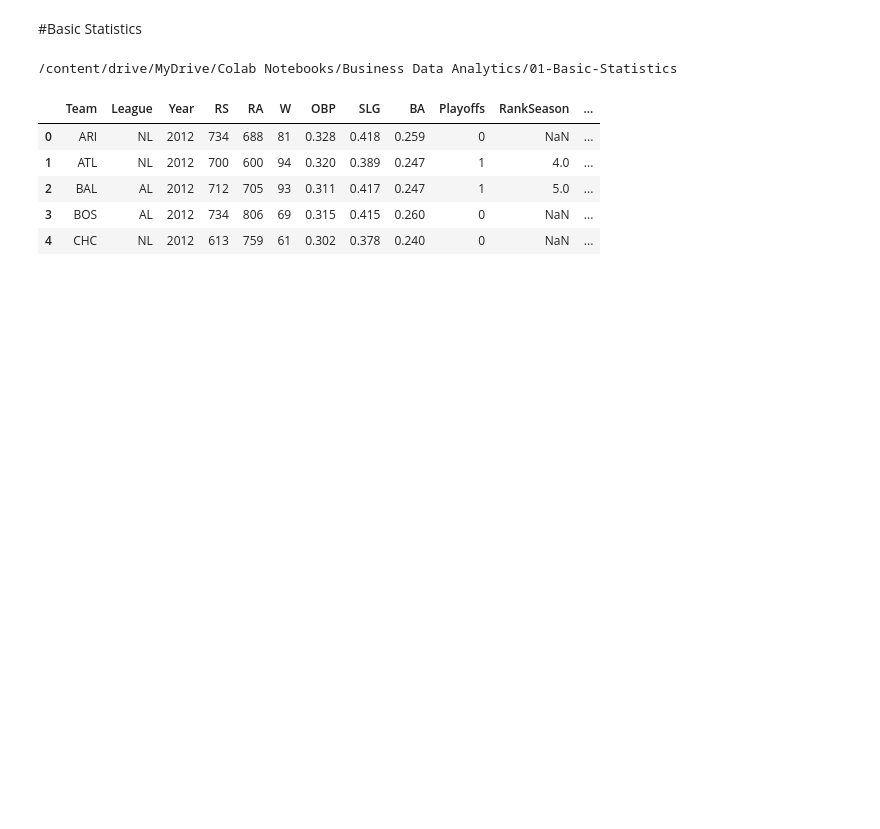
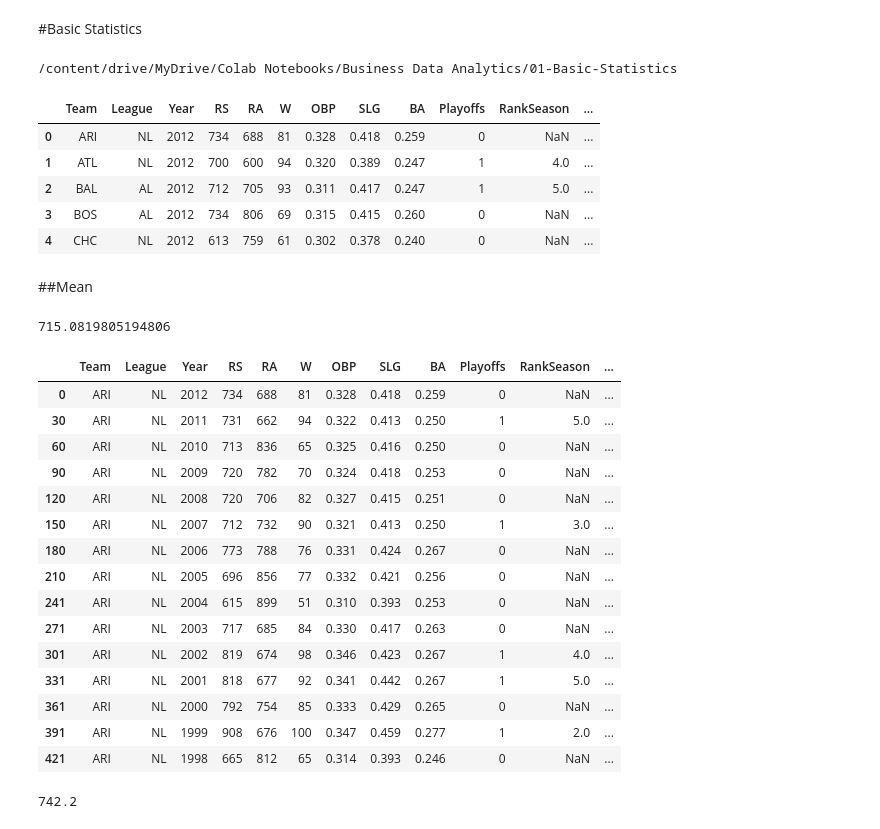
Before and after one commit to Nimira43/Business-Data-Analytics-Intelligence, a Jupyter notebook: Basic_Statistics.ipynb, the cells around one changed output. Cells and saved outputs as stored; diff of their text form; code cells hidden in the pictures; blank space fills up the shorter version.

Commit message:
Mean and using Arizona data

```diff
--- a/Basic_Statistics.ipynb
+++ b/Basic_Statistics.ipynb
@@ -22,3 +22,35 @@ df.head()
 | 2 | BAL | AL | 2012 | 712 | 705 | 93 | 0.311 | 0.417 | 0.247 | 1 | 5.0 | ... |
 | 3 | BOS | AL | 2012 | 734 | 806 | 69 | 0.315 | 0.415 | 0.260 | 0 | NaN | ... |
 | 4 | CHC | NL | 2012 | 613 | 759 | 61 | 0.302 | 0.378 | 0.240 | 0 | NaN | ... |
+# %% [markdown]
+##Mean
+# %%
+#Mean of runs scored - rs
+df.RS.mean()
+# %% [output]
+715.0819805194806
+# %%
+#Arizona data
+df.loc[df.Team == 'ARI']
+# %% [output]
+|  | Team | League | Year | RS | RA | W | OBP | SLG | BA | Playoffs | RankSeason | ... |
+| 0 | ARI | NL | 2012 | 734 | 688 | 81 | 0.328 | 0.418 | 0.259 | 0 | NaN | ... |
+| 30 | ARI | NL | 2011 | 731 | 662 | 94 | 0.322 | 0.413 | 0.250 | 1 | 5.0 | ... |
+| 60 | ARI | NL | 2010 | 713 | 836 | 65 | 0.325 | 0.416 | 0.250 | 0 | NaN | ... |
+| 90 | ARI | NL | 2009 | 720 | 782 | 70 | 0.324 | 0.418 | 0.253 | 0 | NaN | ... |
+| 120 | ARI | NL | 2008 | 720 | 706 | 82 | 0.327 | 0.415 | 0.251 | 0 | NaN | ... |
+| 150 | ARI | NL | 2007 | 712 | 732 | 90 | 0.321 | 0.413 | 0.250 | 1 | 3.0 | ... |
+| 180 | ARI | NL | 2006 | 773 | 788 | 76 | 0.331 | 0.424 | 0.267 | 0 | NaN | ... |
+| 210 | ARI | NL | 2005 | 696 | 856 | 77 | 0.332 | 0.421 | 0.256 | 0 | NaN | ... |
+| 241 | ARI | NL | 2004 | 615 | 899 | 51 | 0.310 | 0.393 | 0.253 | 0 | NaN | ... |
+| 271 | ARI | NL | 2003 | 717 | 685 | 84 | 0.330 | 0.417 | 0.263 | 0 | NaN | ... |
+| 301 | ARI | NL | 2002 | 819 | 674 | 98 | 0.346 | 0.423 | 0.267 | 1 | 4.0 | ... |
+| 331 | ARI | NL | 2001 | 818 | 677 | 92 | 0.341 | 0.442 | 0.267 | 1 | 5.0 | ... |
+| 361 | ARI | NL | 2000 | 792 | 754 | 85 | 0.333 | 0.429 | 0.265 | 0 | NaN | ... |
+| 391 | ARI | NL | 1999 | 908 | 676 | 100 | 0.347 | 0.459 | 0.277 | 1 | 2.0 | ... |
+| 421 | ARI | NL | 1998 | 665 | 812 | 65 | 0.314 | 0.393 | 0.246 | 0 | NaN | ... |
+# %%
+#Mean of runs scored - rs - Arizona
+df.loc[df.Team == 'ARI'].RS.mean()
+# %% [output]
+742.2
```
Also changed, not shown: parts of 3 cells of this notebook.
